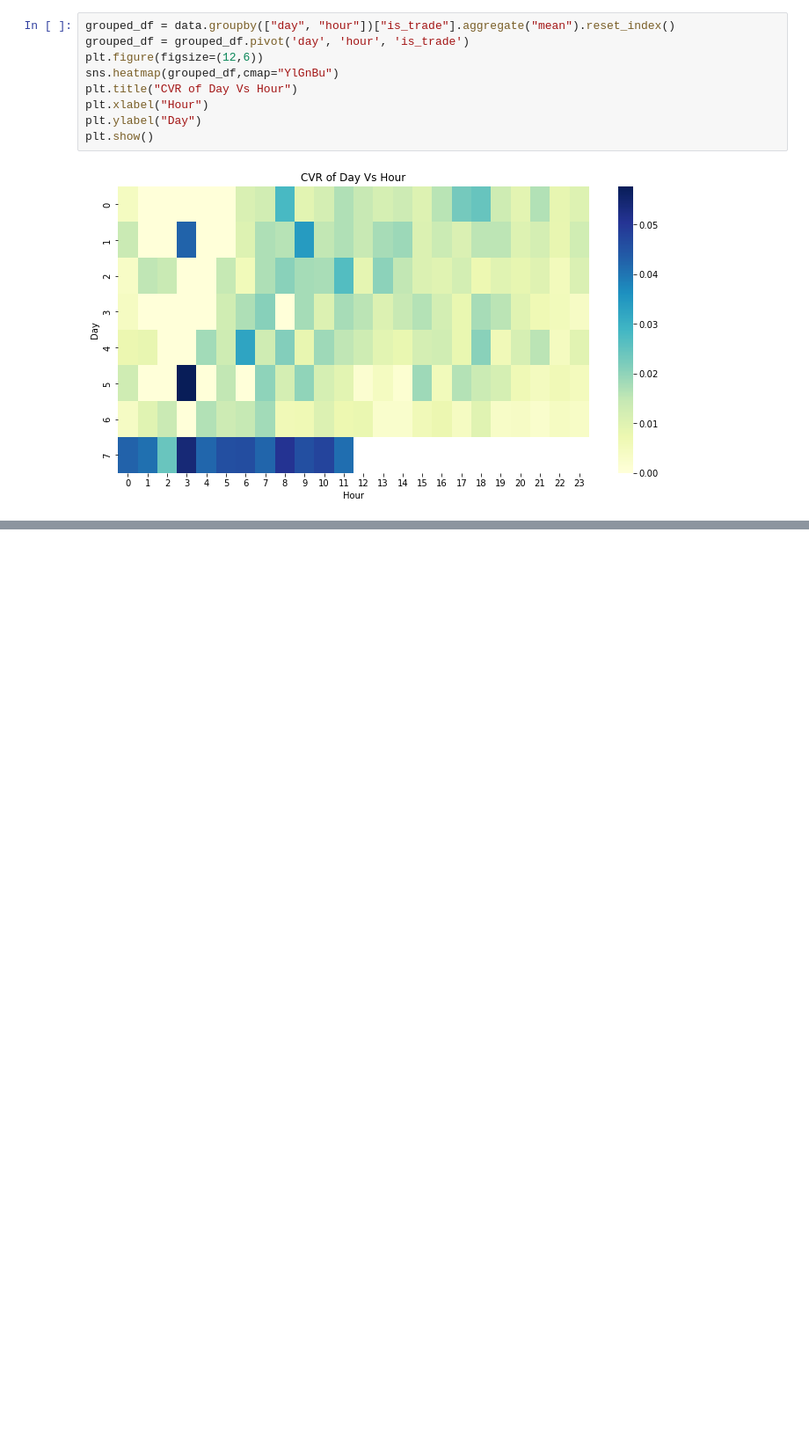
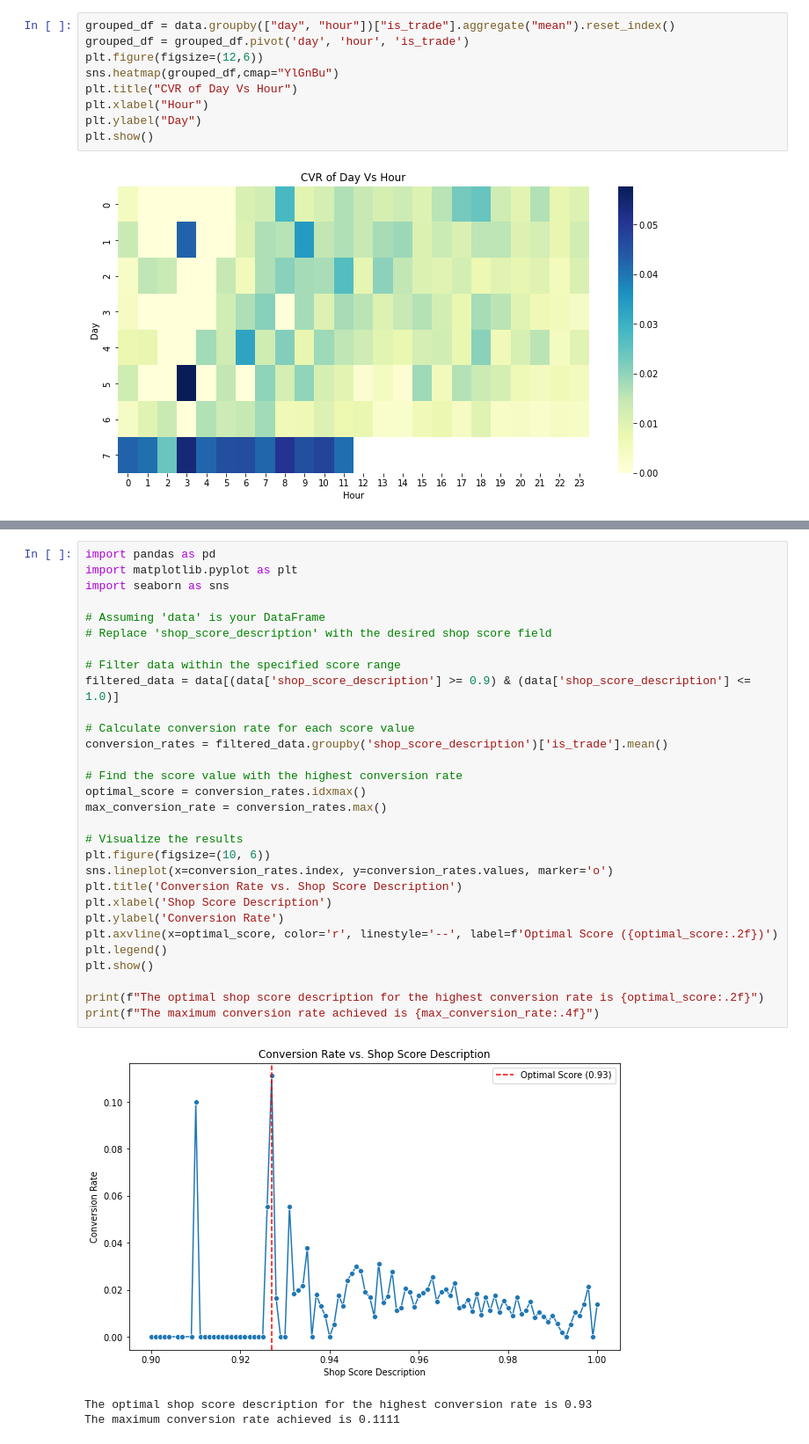
Before and after one commit to IBA6202MA/Search-Advertising-Conversion-Prediction, a Jupyter notebook: data_preprocess01.ipynb, the cells around one changed output, grey strips where cells are left out. Shown at 88% size. Drawn from its saved outputs; the diff is of its cells as text; blank space fills up the shorter version.

```diff
--- a/data_preprocess01.ipynb
+++ b/data_preprocess01.ipynb
@@ -318,0 +385,34 @@ plt.show()
+# %%
+import pandas as pd
+import matplotlib.pyplot as plt
+import seaborn as sns
+
+# Assuming 'data' is your DataFrame
+# Replace 'shop_score_description' with the desired shop score field
+
+# Filter data within the specified score range
+filtered_data = data[(data['shop_score_description'] >= 0.9) & (data['shop_score_description'] <= 1.0)]
+
+# Calculate conversion rate for each score value
+conversion_rates = filtered_data.groupby('shop_score_description')['is_trade'].mean()
+
+# Find the score value with the highest conversion rate
+optimal_score = conversion_rates.idxmax()
+max_conversion_rate = conversion_rates.max()
+
+# Visualize the results
+plt.figure(figsize=(10, 6))
+sns.lineplot(x=conversion_rates.index, y=conversion_rates.values, marker='o')
+plt.title('Conversion Rate vs. Shop Score Description')
+plt.xlabel('Shop Score Description')
+plt.ylabel('Conversion Rate')
+plt.axvline(x=optimal_score, color='r', linestyle='--', label=f'Optimal Score ({optimal_score:.2f})')
+plt.legend()
+plt.show()
+
+print(f"The optimal shop score description for the highest conversion rate is {optimal_score:.2f}")
+print(f"The maximum conversion rate achieved is {max_conversion_rate:.4f}")
+# %% [output]
+[figure, added]
+The optimal shop score description for the highest conversion rate is 0.93
+The maximum conversion rate achieved is 0.1111
```
Also changed, not shown: parts of 7 cells of this notebook, 1 other file.
